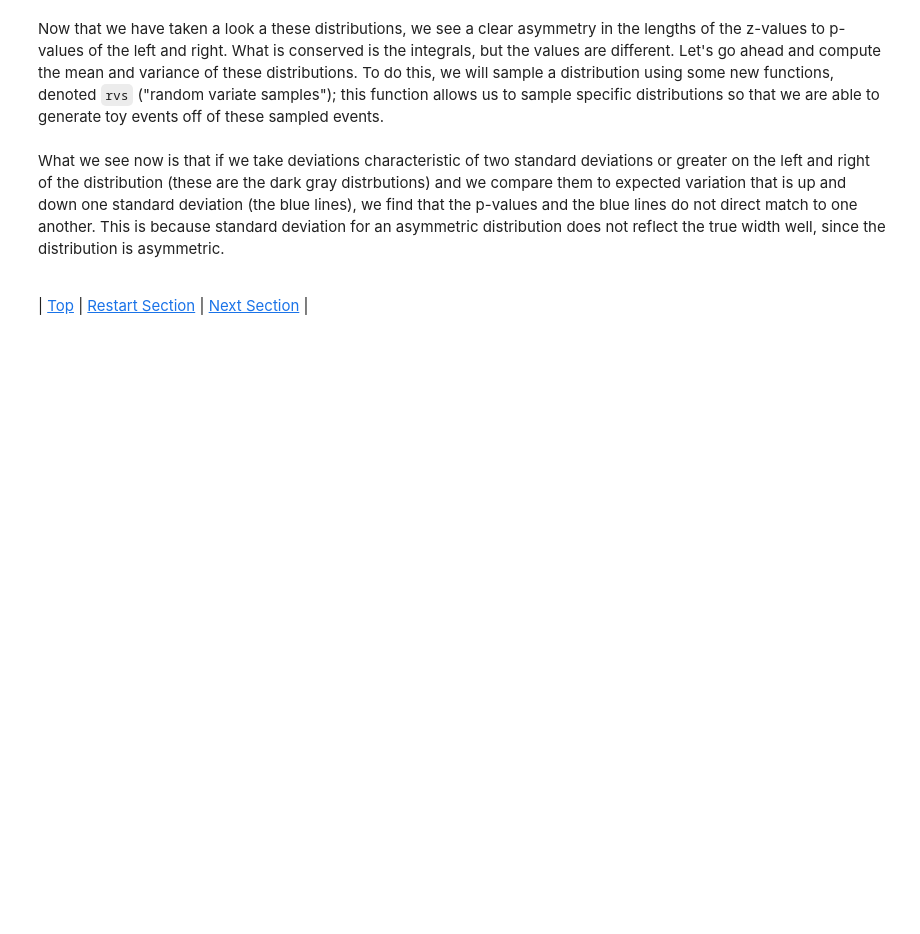
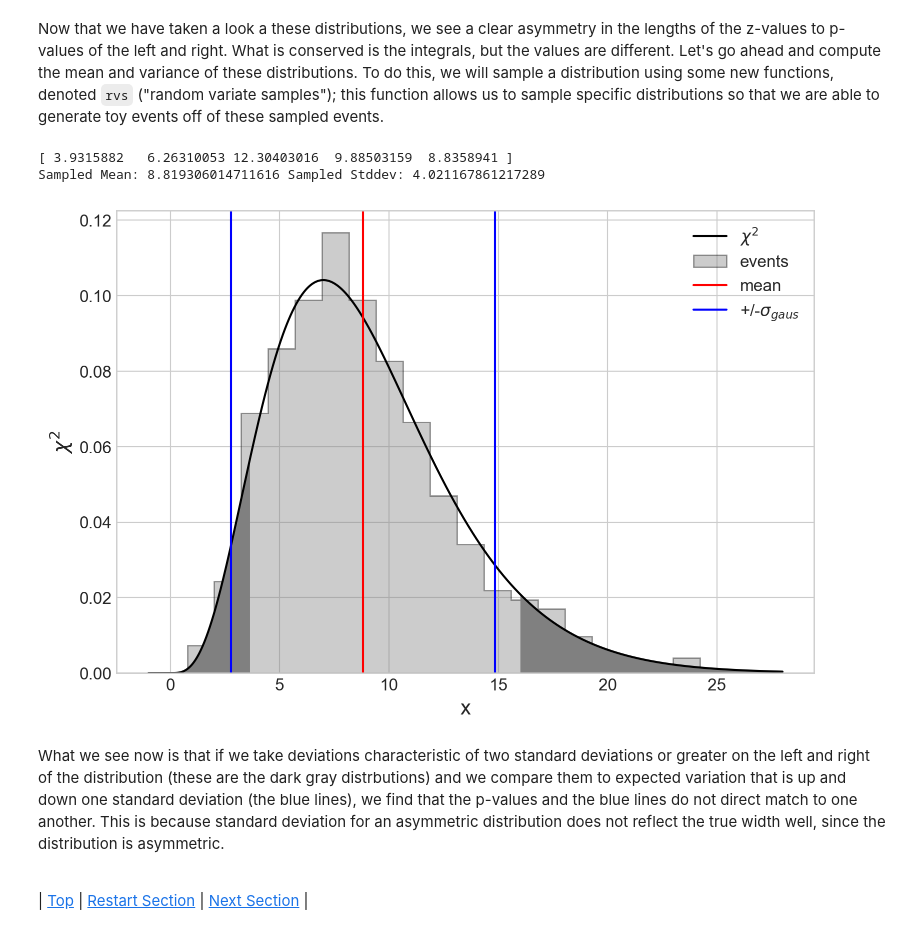
Before and after one commit to mit-physics-data/lectures, a Jupyter notebook: lecture6/8316_L06_MAIN.ipynb, the cells around one changed output. Saved outputs shown, nothing was run; the diff lists cells and outputs as text; code cells hidden in the pictures; blank space fills up the shorter version.

```diff
--- a/lecture6/8316_L06_MAIN.ipynb
+++ b/lecture6/8316_L06_MAIN.ipynb
@@ -370,34 +396,38 @@ Now that we have taken a look a these distributions, we see a clear asymmetry in
 df=9
 #Let's sample this distribution
 y_chi2 = stats.chi2.rvs(size=1000,df=df)
 print(y_chi2[0:5]) #print some valued
 print("Sampled Mean:",y_chi2.mean(),"Sampled Stddev:",y_chi2.std())
 
-z=2.0 #Let's deviation corresponding to 1.5sigma in a Gauassian
+z=1.5 #Let's deviation corresponding to 1.5sigma in a Gauassian
 x = np.linspace(-1, 28, 1000)
 y = stats.chi2.pdf(x, df, loc=0, scale=1)
 two_right_tail = stats.chi2.ppf(1 - stats.norm.cdf(-z), df)
 two_left_tail = stats.chi2.ppf(1 - stats.norm.cdf(z), df)
 
 def plotItAll(x,y,y_chi2,z):
     #Now let's plot the filled area using the true pdfs and the assumed variations if it were a Gaussian
     plt.style.use('seaborn-whitegrid')
     #plot distribution
     plt.plot(x, y, c='black',label="$\chi^2$")
     #plot chi2
     plt.hist(y_chi2, histtype='stepfilled', edgecolor='k', alpha=0.4, color='gray', density=True,bins=20,label="events")
     #true values
     plt.fill_between(x, 0, y, where=(np.array(x) > min(x)) & (np.array(x) <= two_left_tail), facecolor='grey')
     plt.fill_between(x, 0, y, where=(np.array(x) > two_right_tail) & (np.array(x) <= max(x)), facecolor='grey')
     #Mean +/- 1 sigma
     plt.axvline(y_chi2.mean(), c='red',label="mean")
     plt.axvline(y_chi2.mean()+y_chi2.std()*z, c='blue',label="+/-$\sigma_{gaus}$")
     plt.axvline(y_chi2.mean()-y_chi2.std()*z, c='blue')
     plt.xlabel("x")
     plt.ylabel("$\chi^{2}$")
     plt.legend(loc='upper right')
     plt.show()
 plotItAll(x,y,y_chi2,z)
+# %% [output]
+[ 3.9315882   6.26310053 12.30403016  9.88503159  8.8358941 ]
+Sampled Mean: 8.819306014711616 Sampled Stddev: 4.021167861217289
+[figure, added]
 # %% [markdown]
 What we see now is that if we take deviations characteristic of two standard deviations or greater on the left and right of the distribution (these are the dark gray distrbutions) and we compare them to expected variation that is up and down one standard deviation (the blue lines), we find that the p-values and the blue lines do not direct match to one another. This is because standard deviation for an asymmetric distribution does not reflect the true width well, since the distribution is asymmetric.
 # %% [markdown]
```
Also changed, not shown: parts of 16 cells of this notebook, 3 other files.
